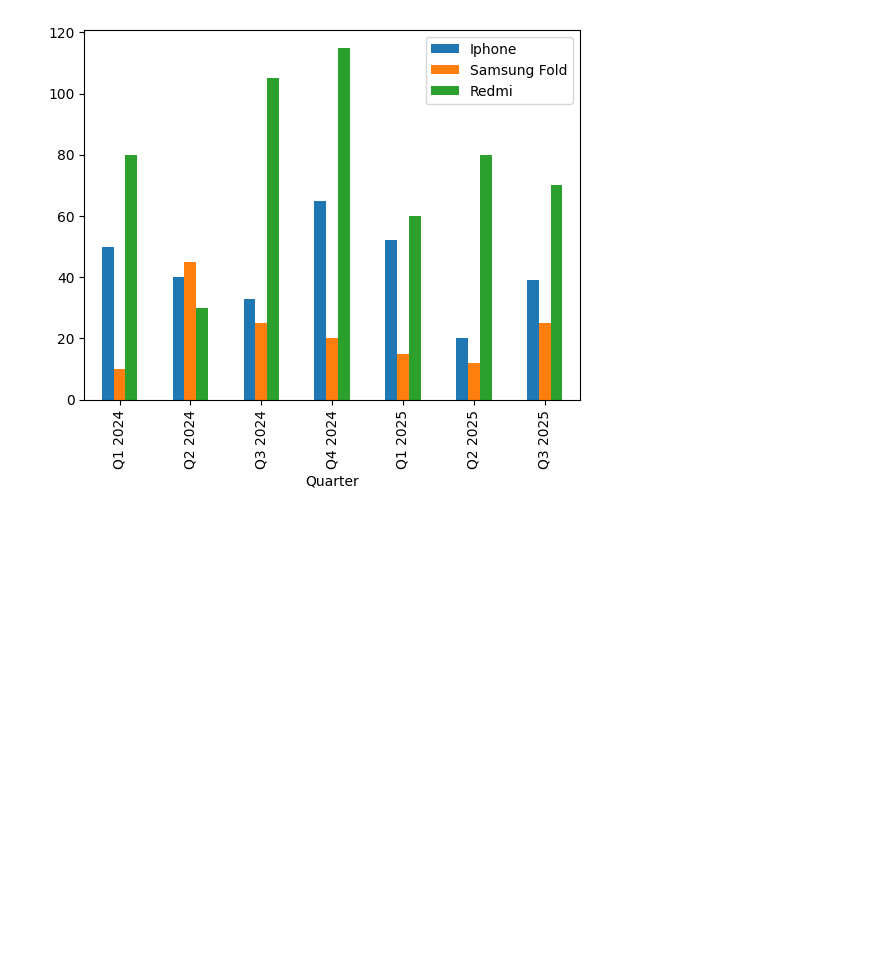
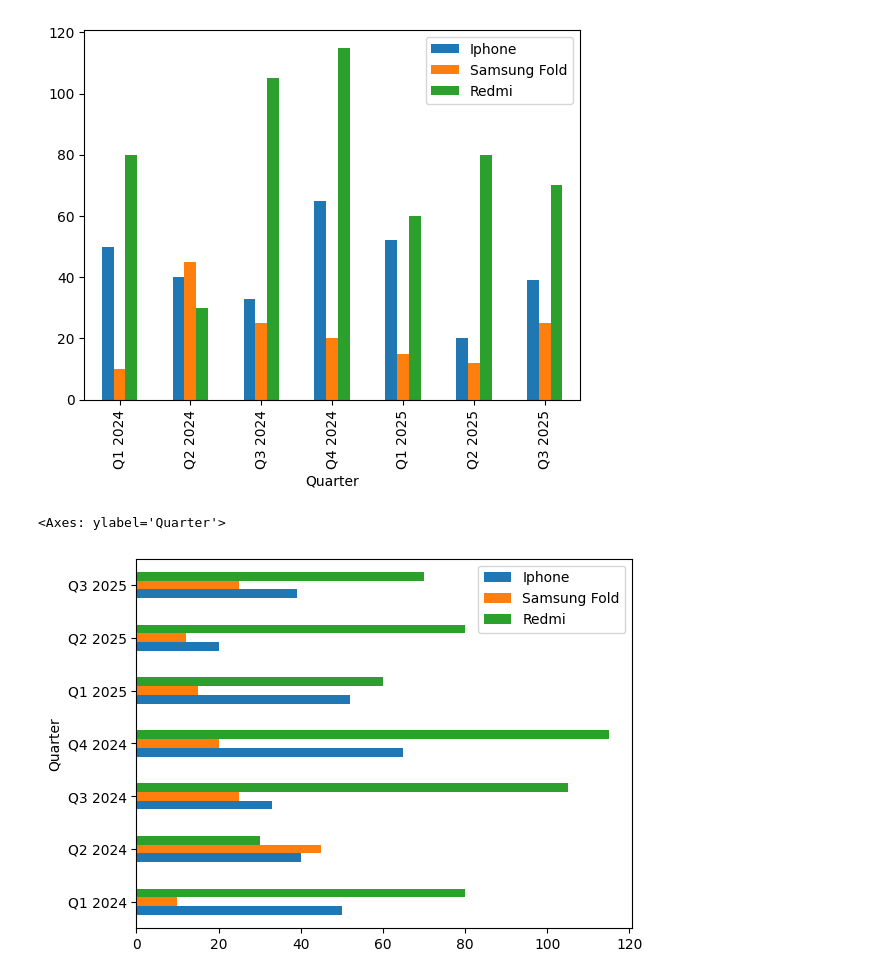
Before and after one commit to Gani25/python_weekdays_b1, a Jupyter notebook: pandas/matplotlib and seaborn/matplot.ipynb, the cells around one changed output. Cells and saved outputs as stored; diff of their text form; code cells hidden in the pictures; blank space fills up the shorter version.

```diff
--- a/pandas/matplotlib and seaborn/matplot.ipynb
+++ b/pandas/matplotlib and seaborn/matplot.ipynb
@@ -141,4 +141,7 @@ df_new_sales.plot(kind = "bar")
 <Axes: xlabel='Quarter'>
 [figure]
 # %%
-df_new_sales.plot(kind = "bar")
+df_new_sales.plot(kind = "barh")
+# %% [output]
+<Axes: ylabel='Quarter'>
+[figure, added]
```
Also changed, not shown: 2 other files.
